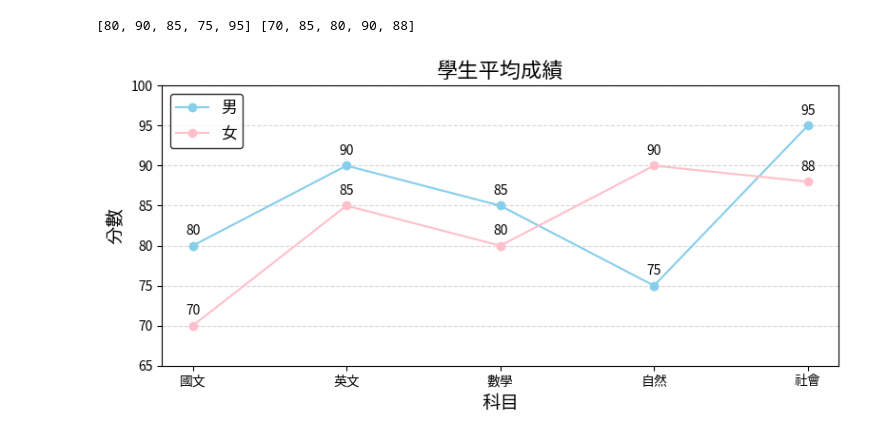
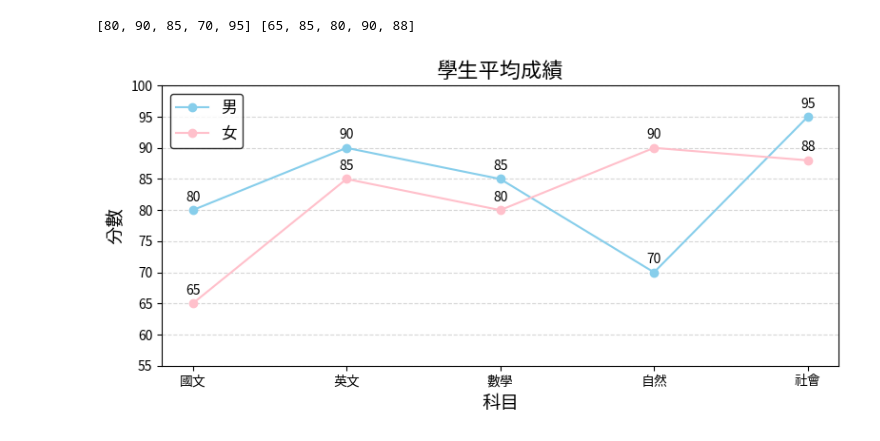
Before and after one commit to Eraylee27/2025_06_30, a Jupyter notebook: lesson14/lesson14_2.ipynb, the cells around one changed output. Drawn from its saved outputs; the diff is of its cells as text; code cells hidden in the pictures.

```diff
--- a/lesson14/lesson14_2.ipynb
+++ b/lesson14/lesson14_2.ipynb
@@ -8,34 +8,34 @@ mpl.rc('font', family='ChineseFont')
 # %%
 import matplotlib.pyplot as plt
 # 來源資料
-student1 = {'國文': 80, '英文': 90, '數學': 85, '自然': 75, '社會': 95}
-student2 = {'國文': 70, '英文': 85, '數學': 80, '自然': 90, '社會': 88}
+student1 = {'國文': 80, '英文': 90, '數學': 85, '自然': 70, '社會': 95}
+student2 = {'國文': 65, '英文': 85, '數學': 80, '自然': 90, '社會': 88}
 subjects = list(student1.keys())
 scores1 = list(student1.values())
 scores2 = list(student2.values())
 print(scores1, scores2)
 #建立圖形和軸
 figure = plt.figure(figsize=(8, 4),dpi=100, facecolor='w', edgecolor='c')
 axes = figure.add_subplot(1,1,1)
 axes.plot(subjects, scores1, marker='o', label='男', color='skyblue')
 axes.plot(subjects, scores2, marker='o', label='女', color='pink')
 axes.set_title('學生平均成績', fontsize=16)
 axes.set_xlabel('科目', fontsize=14)
 axes.set_ylabel('分數', fontsize=14)
 axes.legend(loc='best', fontsize=12,edgecolor='k', facecolor='w')
 #顯示背景網格
 axes.grid(True, linestyle='--', alpha=0.5,axis="y")
 #marker上顯示學生分數
 for i, score in enumerate(scores1):
     axes.text(i, score + 1, str(score), ha='center', va='bottom', fontsize=10)
 for i, score in enumerate(scores2):
     axes.text(i, score + 1, str(score), ha='center', va='bottom', fontsize=10)
 #marker上顯示學生分數,超過圖形範圍,將圖形範圍調整
 #設定y軸範圍,(使用原有的最大值和最小值,各增加5)
-axes.set_ylim(min(min(scores1), min(scores2)) - 5, max(max(scores1), max(scores2)) + 5)
+axes.set_ylim(min(min(scores1), min(scores2)) - 10, max(max(scores1), max(scores2)) + 5)
 #顯示圖形
 plt.tight_layout()  # 自動調整子圖參數以適應圖形
 plt.show()
 # %% [output]
-[80, 90, 85, 75, 95] [70, 85, 80, 90, 88]
+[80, 90, 85, 70, 95] [65, 85, 80, 90, 88]
-[figure, old version]
+[figure, new version]
```
